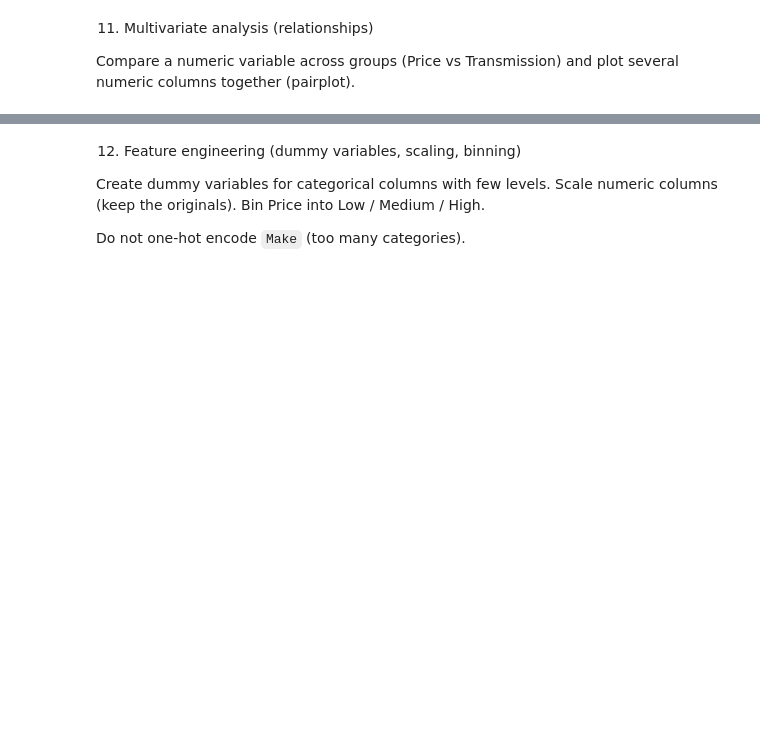
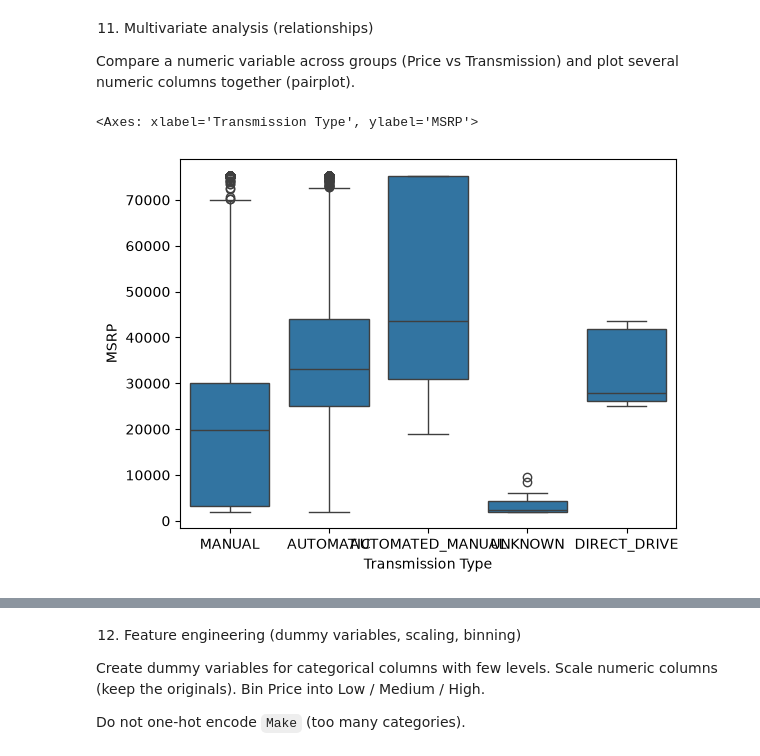
Before and after one commit to chau248/24671911_NguyenChiHau_Cystone, a Jupyter notebook: practice/w3/w5_1.ipynb, the cells around one changed output, grey strips where cells are left out. Saved outputs shown, nothing was run; the diff lists cells and outputs as text; code cells hidden in the pictures; blank space fills up the shorter version.

```diff
--- a/practice/w3/w5_1.ipynb
+++ b/practice/w3/w5_1.ipynb
@@ -237,6 +240,7 @@ dtype: float64
 # %% [markdown]
 Don't worry about the above values because it's not important to know each and every one of them because it's just important to know how to use this technique in order to remove the outliers.
 # %%
-lower = Q1 - 1.5 * IQR
-upper = Q3 + 1.5 * IQR
-df[lower.index] = df[lower.index].clip(lower=lower, upper=upper, axis=1)
+numeric_cols = Q1.index
+mask = ((df[numeric_cols] < (Q1 - 1.5 * IQR)) | (df[numeric_cols] > (Q3 + 1.5 * IQR))).any(axis=1)
+df = df[~mask]
+df.shape
@@ -281,5 +312,8 @@ sns.countplot(x='Transmission Type', data=df)
 
 Compare a numeric variable across groups (Price vs Transmission) and plot several numeric columns together (pairplot).
 # %%
-# TODO: bivariate — boxplot of Price by Transmission
+sns.boxplot(x='Transmission Type', y='MSRP', data=df)
+# %% [output]
+<Axes: xlabel='Transmission Type', ylabel='MSRP'>
+[figure, added]
 # %%
```
Also changed, not shown: parts of 19 cells of this notebook.
